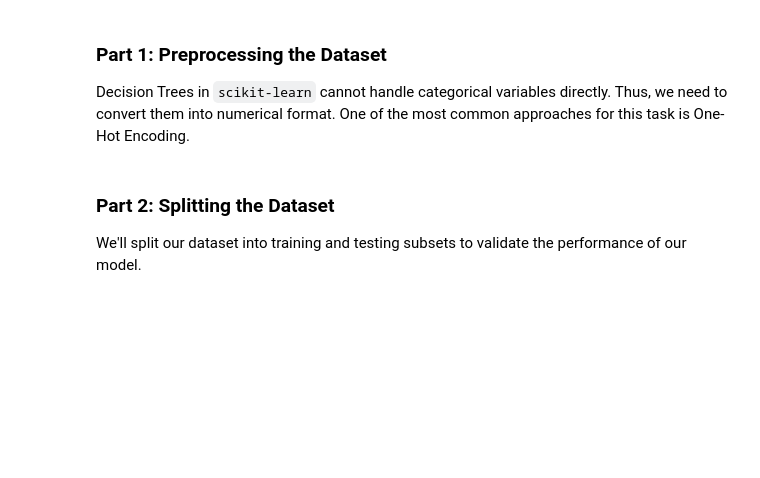
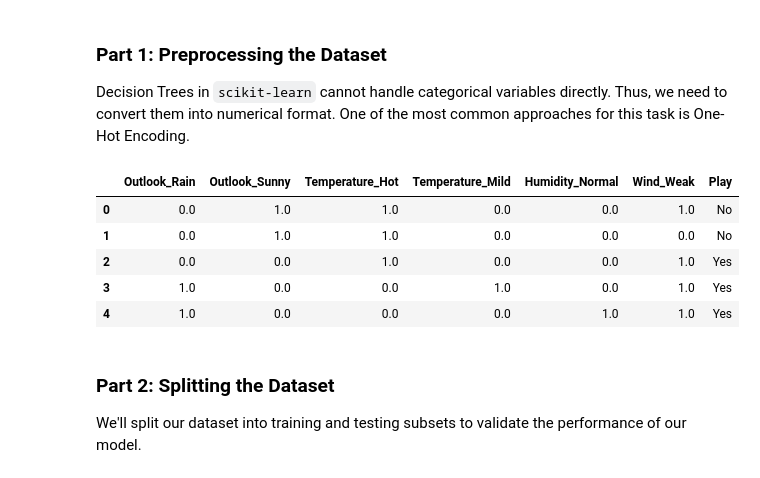
Before and after one commit to basilelt/fouille-de-donnees, a Jupyter notebook: decision-tree/3_Decision_tree.ipynb, the cells around one changed output. Drawn from its saved outputs; the diff is of its cells as text; code cells hidden in the pictures; blank space fills up the shorter version.

```diff
--- a/decision-tree/3_Decision_tree.ipynb
+++ b/decision-tree/3_Decision_tree.ipynb
@@ -93,3 +88,32 @@ encoded_data = None
+# %%
+from sklearn.preprocessing import OneHotEncoder
+
+# TODO: Apply one-hot encoding to the data excluding the target column
+# We don't want the first column
+encoder = OneHotEncoder(sparse_output=False, handle_unknown='ignore', drop='first')
+
+# We don't want the target column
+data_noplay = data.drop(columns=["Play"])
+
+# If a col is num type if we one hot encode it will error, so we select only object and category type
+categorical_cols = data_noplay.select_dtypes(include=['object', 'category']).columns
+
+encoded_data = encoder.fit_transform(data[categorical_cols])
+
+# We get the name of new separated features columns
+encoded_data = pd.DataFrame(encoded_data, columns=encoder.get_feature_names_out(categorical_cols))
+
+# We re-add the target column
+encoded_data["Play"] = data["Play"].values
+
+encoded_data.head()
+# %% [output]
+|  | Outlook_Rain | Outlook_Sunny | Temperature_Hot | Temperature_Mild | Humidity_Normal | Wind_Weak | Play |
+| 0 | 0.0 | 1.0 | 1.0 | 0.0 | 0.0 | 1.0 | No |
+| 1 | 0.0 | 1.0 | 1.0 | 0.0 | 0.0 | 0.0 | No |
+| 2 | 0.0 | 0.0 | 1.0 | 0.0 | 0.0 | 1.0 | Yes |
+| 3 | 1.0 | 0.0 | 0.0 | 1.0 | 0.0 | 1.0 | Yes |
+| 4 | 1.0 | 0.0 | 0.0 | 0.0 | 1.0 | 1.0 | Yes |
 # %% [markdown]
 ### Part 2: Splitting the Dataset
 
```
Also changed, not shown: parts of 5 cells of this notebook.
